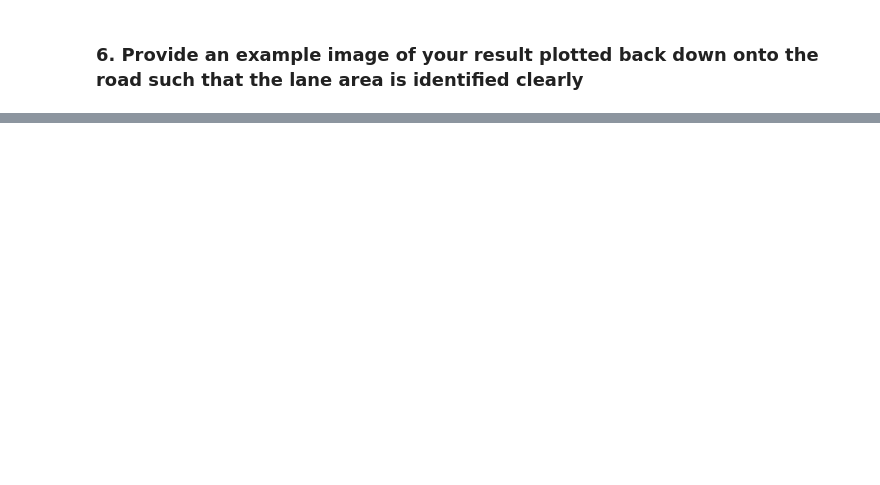
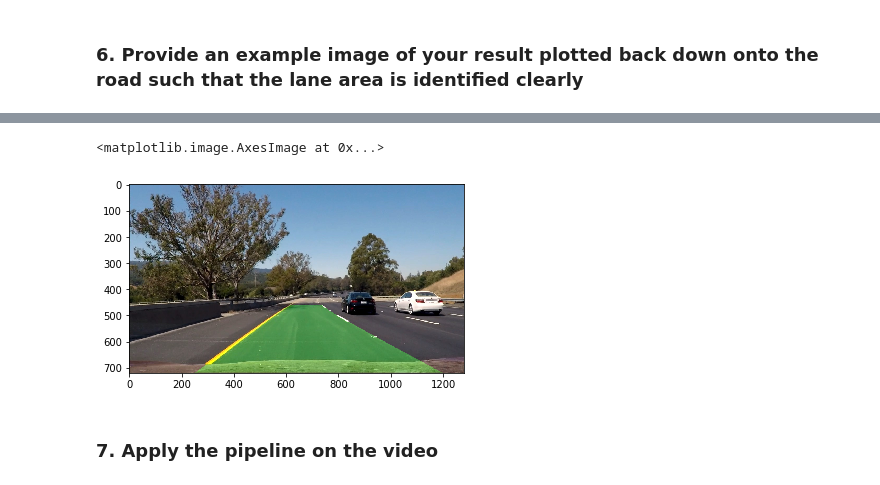
Before and after one commit to wangchangli/CarND-Advanced-Lane-Lines, a Jupyter notebook: examples/example.ipynb, the cells around one changed output, grey strips where cells are left out. Drawn from its saved outputs; the diff is of its cells as text; code cells hidden in the pictures; blank space fills up the shorter version.

```diff
--- a/examples/example.ipynb
+++ b/examples/example.ipynb
@@ -424,8 +424,10 @@ class Line():
         #y values for detected line pixels
         self.ally = None
 
+        self.yvals = None
+
     def set_diffs(self):
-        if len(self.recent_xfitted) > 0:
+        if len(self.recent_xfitted) > 0 and self.best_fit is not None:
             self.diffs = self.current_fit - self.best_fit
         else:
             self.diffs = np.array([0,0,0], dtype='float')
@@ -438,13 +440,13 @@ class Line():
 
     def sanity_check(self):
         flag = True
-        lane_width  = 3.7
-        if(abs(self.line_base_pos)*2 > lane_width*1.1 or
-           abs(self.line_base_pos)*2 < lane_width*0.9): # between +-10%(0.37)
-            print('lane too width or narrow')
-            flag  = False
+#         min_lane_width  = 3.5
+#         if(abs(self.line_base_pos)*2 < min_lane_width): # >3.7 and < ? #TODO
+#             print(abs(self.line_base_pos)*2)
+#             print('lane too width or narrow')
+#             flag  = False
 
-        if(len(self.recent_xfitted) > 0):
+        if(len(self.recent_xfitted) > 0 and self.best_fit is not None):
             fit_delta = self.diffs / self.best_fit
             if not (abs(fit_delta) < np.array([0.7,0.5,0.15])).all():
                 print('fit change too much [%]', fit_delta)
@@ -454,8 +456,7 @@ class Line():
 
 
     def add_line(self):
-        yvals = np.linspace(0, 100, num=101)*7.2
-        current_fit_xvals = self.current_fit[0]*yvals**2 + self.current_fit[1]*yvals + self.current_fit[2]
+        current_fit_xvals = self.current_fit[0]*self.yvals**2 + self.current_fit[1]*self.yvals + self.current_fit[2]
         self.recent_xfitted.appendleft(current_fit_xvals)
 
         self.recent_fitted.appendleft(self.current_fit)
@@ -478,44 +479,59 @@ class Line():
             avg = avg / len(recent_fitted)
             self.bestfit = avg
 
-    def add_candidate_line(self, lanex, laney):
+    def add_candidate_line(self, lanex, laney, yvals):
         self.allx = lanex
         self.ally = laney
-        self.current_fit = np.polyfit(lanex, laney, 2)
+        self.yvals = yvals
+        self.current_fit = np.polyfit(laney, lanex, 2)
         self.diffs = self.set_diffs()
         self.set_line_pos_pos()
 
         if self.sanity_check():
             self.detected = True
             self.add_line()
             self.set_bestx()
             self.set_bestfit()
         else:
             self.detected=False
 
 
 def pipeline(img):
+    global left_line
+    global right_line
     undist_img = undist(img)
     threshold_img = threshold(undist_img)
     perspective_img = perspective(threshold_img)
     leftx, lefty, rightx, righty = get_lane_lines(perspective_img)
 
-    left_line.add_candidate_line(leftx, lefty)
-    right_line.add_candidate_line(rightx, righty)
+    ploty = np.linspace(0, img.shape[0]-1, img.shape[0])
 
-    left_fitx = left.bestx
-    right_fitx = right.bestx
+    left_line.add_candidate_line(leftx, lefty, ploty)
+    right_line.add_candidate_line(rightx, righty, ploty)
 
-    ploty = np.linspace(0, img.shape[0]-1, img.shape[0])
+    left_fitx = left_line.bestx
+    right_fitx = right_line.bestx
+
+    #print(left_fitx[0:10])
+    #print(left_line.recent_xfitted)
+    #print(left_line.recent_fitted)
 
     # we only need y from 0..720 and the response x to draw a line
     result = draw_lane_line(img, left_fitx, right_fitx, ploty)
 
     return result
 
 left_line = Line()
 right_line = Line()
 
+img = cv2.imread('../test_images/test6.jpg')
+img = cv2.cvtColor(img, cv2.COLOR_BGR2RGB)
+
 result = pipeline(img)
 
 plt.imshow(result)
+# %% [output]
+<matplotlib.image.AxesImage at 0x...>
+[figure, added]
+# %% [markdown]
+### 7. Apply the pipeline on the video
```
Also changed, not shown: parts of 7 cells of this notebook, 5 other files.
